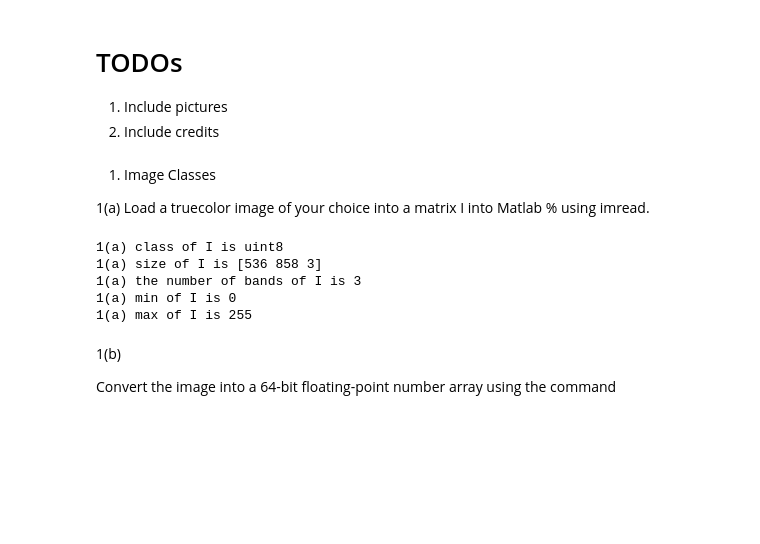
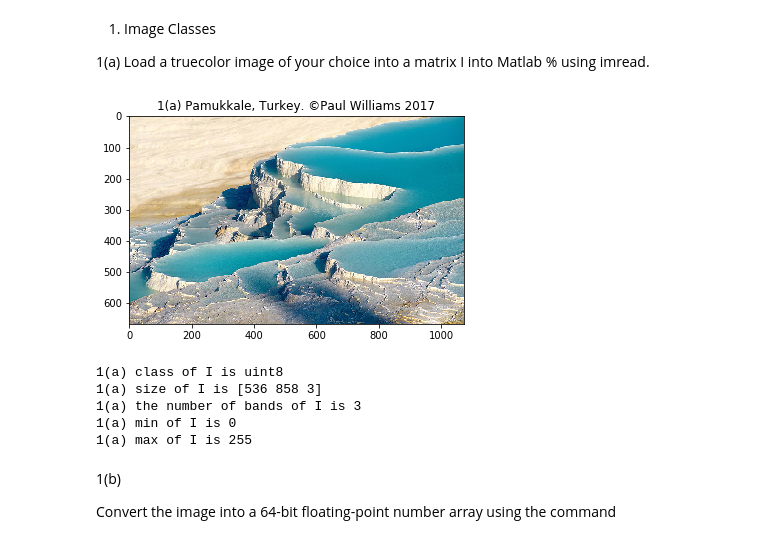
Before and after one commit to zhanwenchen/image_processing_lab1, a Jupyter notebook: Lab 1.ipynb, the cells around one changed output. Saved outputs shown, nothing was run; the diff lists cells and outputs as text; code cells hidden in the pictures; blank space fills up the shorter version.

```diff
--- a/Lab 1.ipynb
+++ b/Lab 1.ipynb
@@ -1,8 +1,3 @@
-# %% [markdown]
-# TODOs
-
-1. Include pictures
-2. Include credits
 # %%
 # Import and initialize Matlab's Python API because lab1 is Matlab-specific.
 # NOTE: this takes a while (also I/O blocking)
@@ -34,33 +29,37 @@ def clean_buffers(out, err):
 % using imread.
 # %%
 eng.eval('I = imread(\'pamukkale.jpg\');', nargout=0, stdout=out, stderr=err)
-# I = eng.imread('pamukkale.jpg', nargout=0, stdout=out, stderr=err)
-
 eng.eval('figure; image(I); truesize;', nargout=0, stdout=out, stderr=err)
+eng.eval('set(gca,\'position\',[0 0 1 1],\'units\',\'normalized\', \'Visible\', \'off\');', stdout=out, stderr=err)
+img = mpimg.imread('1a_pamukkale.bmp')
+plt.imshow(img)
+plt.title('1(a) Pamukkale, Turkey. ©Paul Williams 2017')
+plt.show()
 
 # What's the image's class?
 clean_buffers(out, err)
 eng.eval('fprintf(\'1(a) class of I is %s\\n\', class(I));', nargout=0, stdout=out, stderr=err)
 sys.stdout.write(out.getvalue())
 
 # What's its size?
 clean_buffers(out, err)
 eng.eval('fprintf(\'1(a) size of I is %s\\n\', mat2str(size(I)));', nargout=0, stdout=out, stderr=err)
 sys.stdout.write(out.getvalue())
 
 
 # How many bands does it have?
 clean_buffers(out, err)
 eng.eval('fprintf(\'1(a) the number of bands of I is %d\\n\', size(I, 3));', nargout=0, stdout=out, stderr=err)
 sys.stdout.write(out.getvalue())
 
 
 # Find its minimum and maximum values using
 clean_buffers(out, err)
 eng.eval('fprintf(\'1(a) min of I is %d\\n\', min(I(:)));', nargout=0, stdout=out, stderr=err)
 eng.eval('fprintf(\'1(a) max of I is %d\\n\', max(I(:)));', nargout=0, stdout=out, stderr=err)
 sys.stdout.write(out.getvalue())
 # %% [output]
+[figure, added]
 1(a) class of I is uint8
 1(a) size of I is [536 858 3]
 1(a) the number of bands of I is 3
```
Also changed, not shown: parts of 30 cells of this notebook, 34 other files.
